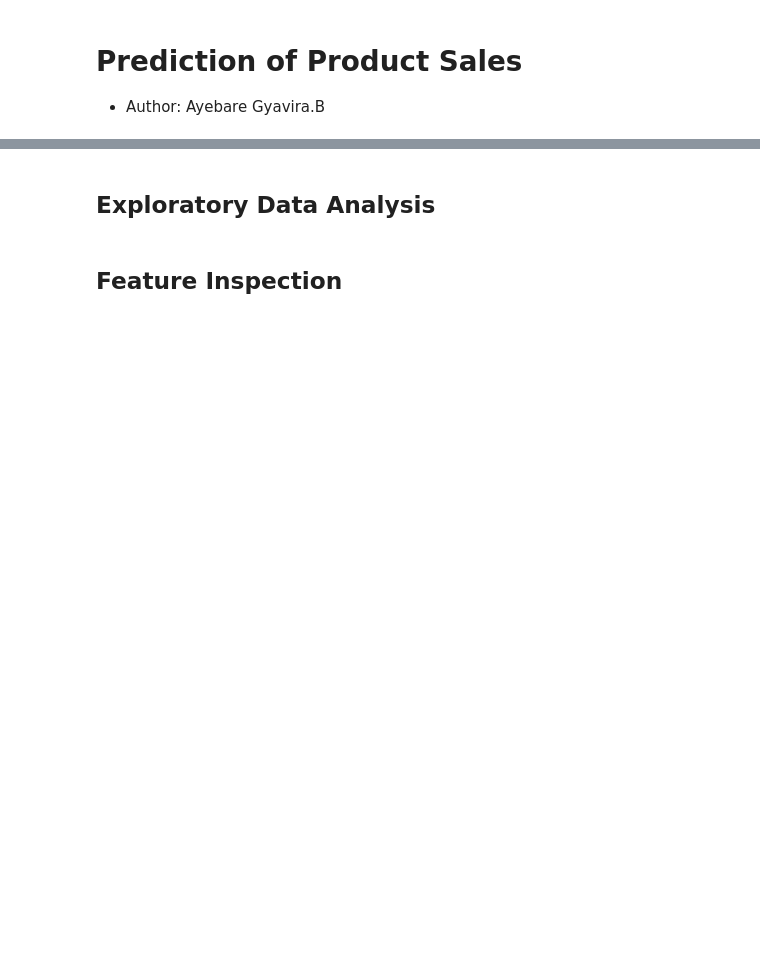
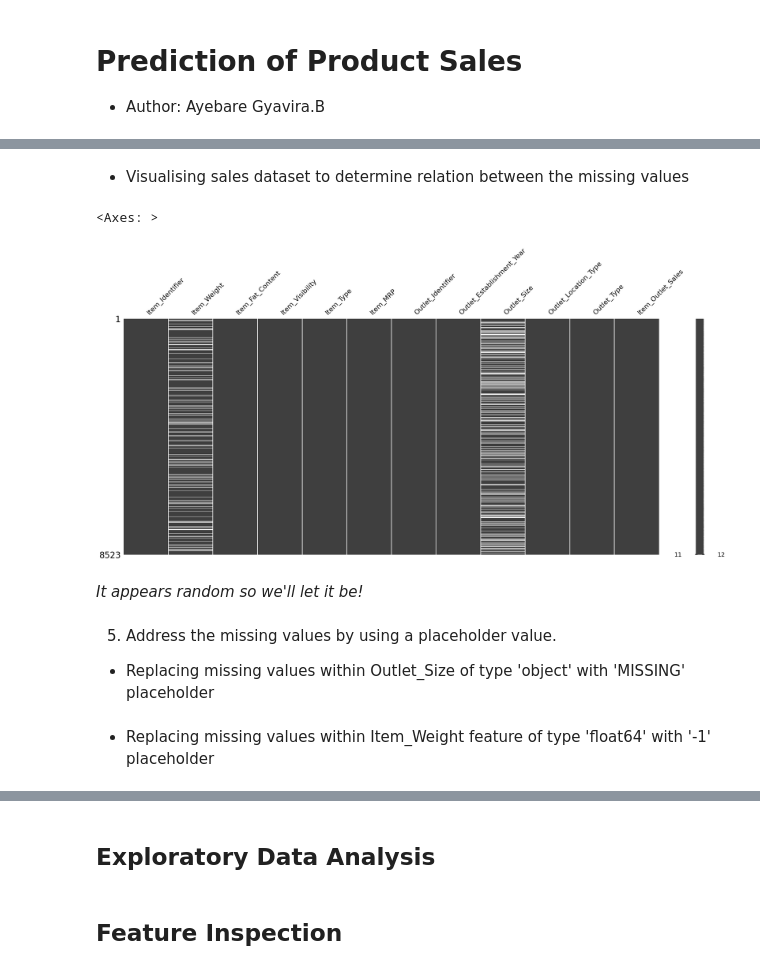
Before and after one commit to GyaviWalls/Prediction-of-Product-Sales, a Jupyter notebook: Prediction_of_Product_Sales.ipynb, the cells around one changed output, grey strips where cells are left out. Cells and saved outputs as stored; diff of their text form; code cells hidden in the pictures; blank space fills up the shorter version.

```diff
--- a/Prediction_of_Product_Sales.ipynb
+++ b/Prediction_of_Product_Sales.ipynb
@@ -65,0 +71,5 @@ Here is the Data Dictionary for this dataset:
+# %%
+fpath = '/content/drive/MyDrive/CodingDojo/01-Fundamentals/Week02/Data/sales_predictions_2023.csv'
+sales_df = pd.read_csv(fpath)
+
+sales_df.head()
@@ -67,0 +165,13 @@ Here is the Data Dictionary for this dataset:
+# %% [markdown]
+* Visualising sales dataset to determine relation between the missing values
+# %%
+msno.matrix(sales_df)
+# %% [output]
+<Axes: >
+[figure, added]
+# %% [markdown]
+*It appears random so we'll let it be!*
+# %% [markdown]
+5) Address the missing values by using a placeholder value.
+
+* Replacing missing values within Outlet_Size of type 'object' with 'MISSING' placeholder
@@ -67,0 +181,2 @@ Here is the Data Dictionary for this dataset:
+# %% [markdown]
+* Replacing missing values within Item_Weight feature of type 'float64' with '-1' placeholder
```
Also changed, not shown: parts of 35 cells of this notebook.
